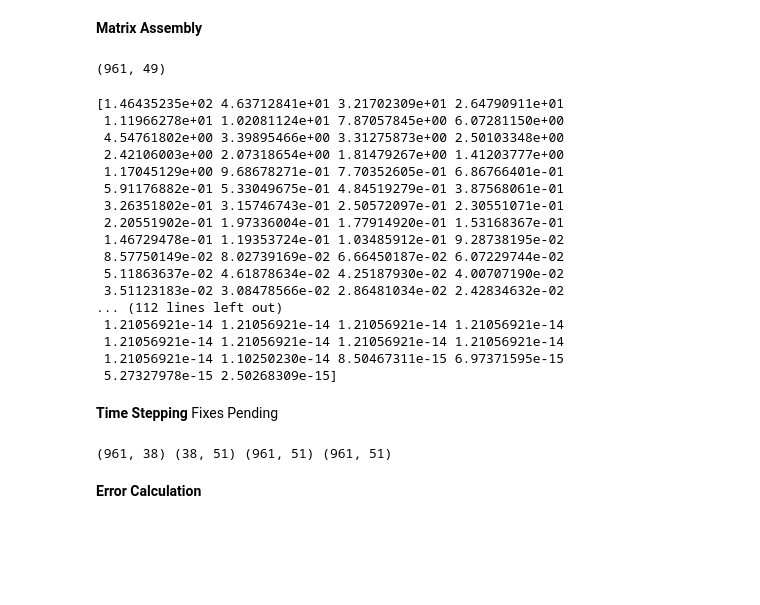
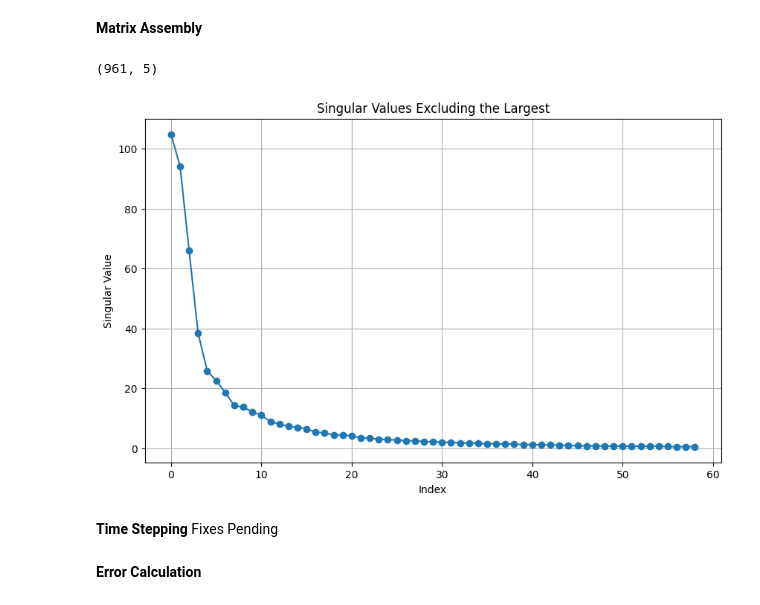
Before and after one commit to LuigiPagani/POD-Galerkin-and-POD-NN-for-Parabolic-PDEs, a Jupyter notebook: Project_1.ipynb, the cells around one changed output. Saved outputs shown, nothing was run; the diff lists cells and outputs as text; code cells hidden in the pictures; blank space fills up the shorter version.

```diff
--- a/Project_1.ipynb
+++ b/Project_1.ipynb
@@ -78,8 +78,8 @@ def Convdiff_solver(w1, w2, steps = 50, dt = 5e-4):
 
 
 # Define the parameter space
-n_samples = 10  # Reduced number of samples
-parameter_ranges = [np.linspace(0, 30, 100), np.linspace(0, 30, 100)]  # Define parameter ranges
+n_samples = 100  # Reduced number of samples
+parameter_ranges = [np.linspace(0, 10, 100), np.linspace(0, 10, 100)]  # Define parameter ranges
 
 # Generate Latin Hypercube Samples
 lhs_samples = lhs(2, samples=n_samples, criterion='center')  # 2 for two parameters, criterion 'center' for centered samples
@@ -109,7 +109,7 @@ U, s, Vt = svd(snapshots, full_matrices=False)
 energy = np.cumsum(s**2) / np.sum(s**2)
 
 # Determine number of modes to retain 99% of energy
-n_modes = np.searchsorted(energy, 0.999999) + 1
+n_modes = np.searchsorted(energy, 0.99)
 
 V = U[:, :n_modes]
 
@@ -122,8 +122,8 @@ bspace = fe.space(mesh, "CG", 1, scalar = False, bubble = True) # FE space for b
 from scipy.sparse import csr_matrix
 
 # Assuming we have a function to assemble FOM matrices
-w1 = 1
-w2 = 2
+w1 = 5
+w2 = 5
 u, M_fom, S_fom, B_fom,B1_fom,B2_fom = Convdiff_solver(w1, w2, steps = 50, dt = 5e-4)
 
 M_rb = V.T @ M_fom @ V
@@ -139,27 +139,24 @@ B_combined_fom = w1 * B1_fom + w2 * B2_fom
 difference_fom = B_fom - B_combined_fom
 print(V.shape)
 # %% [output]
-(961, 49)
+(961, 5)
-# %%
-print(s)
-# %% [output]
-[1.46435235e+02 4.63712841e+01 3.21702309e+01 2.64790911e+01
- 1.11966278e+01 1.02081124e+01 7.87057845e+00 6.07281150e+00
- 4.54761802e+00 3.39895466e+00 3.31275873e+00 2.50103348e+00
- 2.42106003e+00 2.07318654e+00 1.81479267e+00 1.41203777e+00
- 1.17045129e+00 9.68678271e-01 7.70352605e-01 6.86766401e-01
- 5.91176882e-01 5.33049675e-01 4.84519279e-01 3.87568061e-01
- 3.26351802e-01 3.15746743e-01 2.50572097e-01 2.30551071e-01
- 2.20551902e-01 1.97336004e-01 1.77914920e-01 1.53168367e-01
- 1.46729478e-01 1.19353724e-01 1.03485912e-01 9.28738195e-02
- 8.57750149e-02 8.02739169e-02 6.66450187e-02 6.07229744e-02
- 5.11863637e-02 4.61878634e-02 4.25187930e-02 4.00707190e-02
- 3.51123183e-02 3.08478566e-02 2.86481034e-02 2.42834632e-02
-... (112 lines left out)
- 1.21056921e-14 1.21056921e-14 1.21056921e-14 1.21056921e-14
- 1.21056921e-14 1.21056921e-14 1.21056921e-14 1.21056921e-14
- 1.21056921e-14 1.10250230e-14 8.50467311e-15 6.97371595e-15
- 5.27327978e-15 2.50268309e-15]
+# %%
+import matplotlib.pyplot as plt
+import numpy as np
+
+# Assuming 's' contains your singular values from the SVD
+singular_values = s[1:60]  # Exclude the largest singular value
+
+# Plotting the remaining singular values
+plt.figure(figsize=(10, 6))
+plt.plot(singular_values, marker='o')
+plt.title('Singular Values Excluding the Largest')
+plt.xlabel('Index')
+plt.ylabel('Singular Value')
+plt.grid(True)
+plt.show()
+# %% [output]
+[figure, added]
 # %% [markdown]
 **Time Stepping**
 Fixes Pending
@@ -193,10 +190,6 @@ for n in range(n_steps):
 u_rb_full = V @ u_rb  # This results in each column representing the solution at a time step
 
 # If you need to transpose for further processing:
-# %%
-print(V.shape,u_rb.shape, u_rb_full.shape,u.shape)
-# %% [output]
-(961, 38) (38, 51) (961, 51) (961, 51)
 # %% [markdown]
 **Error Calculation**
 # %%
```
Also changed, not shown: parts of 1 cell of this notebook.
